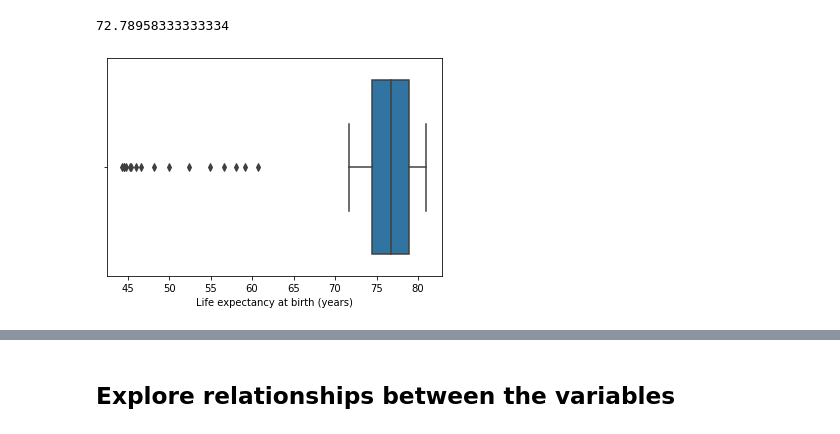
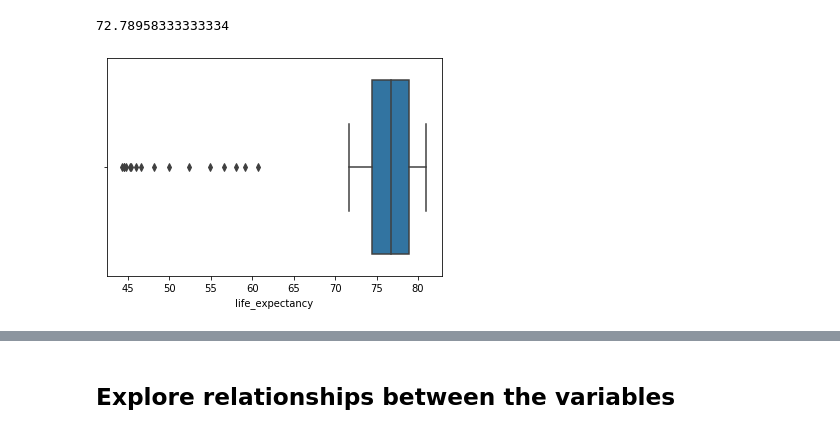
Before and after one commit to kristinkspanos/life_expectancy_gdp, a Jupyter notebook: life_expectancy_gdp.ipynb, the cells around one changed output, grey strips where cells are left out. Drawn from its saved outputs; the diff is of its cells as text; code cells hidden in the pictures.

```diff
--- a/life_expectancy_gdp.ipynb
+++ b/life_expectancy_gdp.ipynb
@@ -50,5 +48,7 @@ memory usage: 3.1+ KB
 # %%
 data['gdp_billions'] = data['GDP'] / 1000000000
+# %%
+data = data.rename({"Life expectancy at birth (years)":"life_expectancy"}, axis = "columns")
 # %% [markdown]
 ### Explore *year*
 
@@ -157,9 +175,9 @@ data['Life expectancy at birth (years)'].mean()
 72.78958333333334
 # %%
 # boxplot showing distribution of life expectancy
-sns.boxplot(x='Life expectancy at birth (years)', data=data)
+sns.boxplot(x='life_expectancy', data=data)
 plt.show()
 # %% [output]
-[figure, old version]
+[figure, new version]
 # %%
 # histogram showing distribution of life expectancy
```
Also changed, not shown: parts of 26 cells of this notebook.
